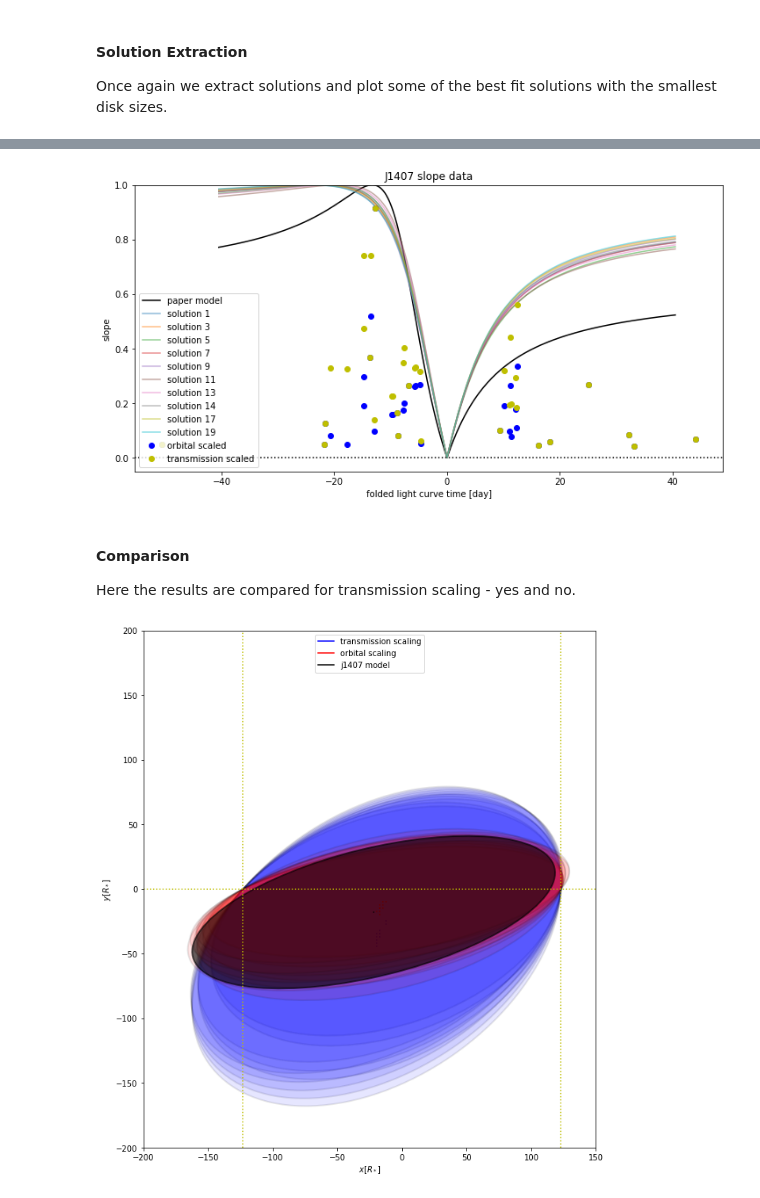
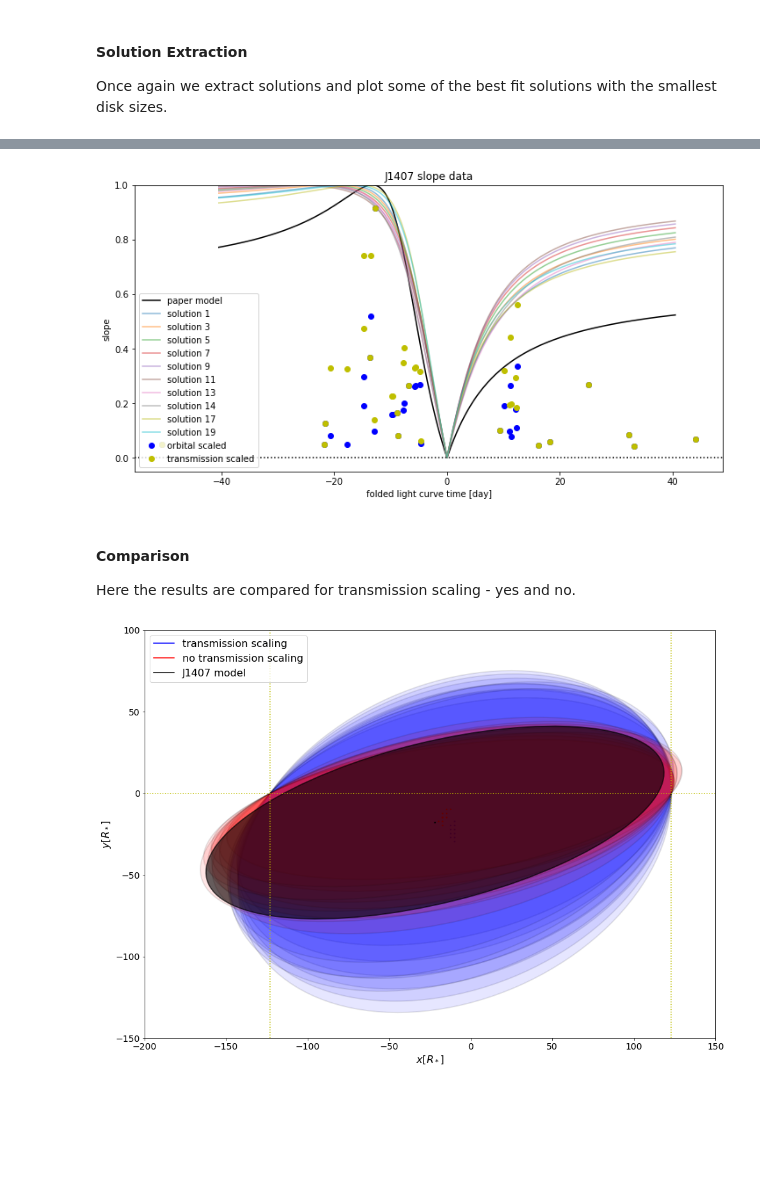
Before and after one commit to dmvandam/BeyonCE, a Jupyter notebook: j1407_analysis.ipynb, the cells around one changed output, grey strips where cells are left out. Cells and saved outputs as stored; diff of their text form; code cells hidden in the pictures; blank space fills up the shorter version.

```diff
--- a/j1407_analysis.ipynb
+++ b/j1407_analysis.ipynb
@@ -399,4 +399,4 @@ grid_analysis.determine_gradient_fit()
 # %%
-rms_analysis, disk_radius_analysis, inclination_analysis, tilt_analysis, dx_analysis, dy_analysis = grid_analysis.extract_solutions(2000)
+rms_analysis, disk_radius_analysis, inclination_analysis, tilt_analysis, dx_analysis, dy_analysis = grid_analysis.extract_solutions(10000)
 orbital_scale_analysis = grid_analysis.gradients[0].orbital_scale
 # %% [output]
@@ -458,7 +458,7 @@ plt.title('J1407 slope data')
 plt.legend()
 plt.show()
 # %% [output]
-[figure, old version]
+[figure, new version]
 # %% [markdown]
 #### Comparison
 Here the results are compared for transmission scaling - yes and no.
@@ -468,6 +468,7 @@ inner_radius = np.zeros(1)
 transmission = 0.9 * np.ones(1)
 
 fig, ax = plt.subplots(1, figsize=(16, 12))
+ax.tick_params(labelsize=14)
 for k in range(20):
     if dy_analysis_sorted[k] > 0:
        continue
@@ -479,36 +480,39 @@ for k in range(20):
         transmission,
         inclination_analysis_sorted[k],
         tilt_analysis_sorted[k]
     )
 
     ax = rs.plot(ax=ax, x_shift = scale * dx_analysis_sorted[k], y_shift = scale * dy_analysis_sorted[k], face_color='blue')
 
 for k in range(20):
     if dy_sorted[k] > 0:
        continue
 
     rs = RingSystem(
         planet_radius,
         inner_radius,
         scale * np.array([disk_radius_sorted[k]]),
         transmission,
         inclination_sorted[k],
         tilt_sorted[k]
     )
 
     ax = rs.plot(ax=ax, x_shift = scale * dx_sorted[k], y_shift = scale * dy_sorted[k], face_color='red')
 j1407_rs.rings[0].transmission = 0.4
 ax = j1407_rs.plot(ax=ax, x_shift = scale * centroid_shift_j1407, y_shift = scale * impact_parameter_j1407, face_color='black')
-ax.set_ylim(-200, 200)
+ax.set_ylim(-150, 100)
 ax.set_xlim(-200, 150)
 ax.plot(-1000, -100, 'b-', label='transmission scaling')
-ax.plot(-1000, -100, 'r-', label='orbital scaling')
-ax.plot(-1000, -100, 'k-', label='j1407 model')
+ax.plot(-1000, -100, 'r-', label='no transmission scaling')
+ax.plot(-1000, -100, 'k-', label='J1407 model')
 ax.axvline(x = -0.5 * scale, color='y', ls=':')
 ax.axvline(x =  0.5 * scale, color='y', ls=':')
 ax.axhline(y = 0, color='y', ls=':')
-ax.legend()
+ax.xaxis.label.set_fontsize(16)
+ax.yaxis.label.set_fontsize(16)
+ax.legend(loc='upper left', fontsize=16)
+fig.savefig('figure_j1407_ring_systems.pdf', pad_inches=0.2, bbox_inches='tight')
 plt.show()
 # %% [output]
-[figure, old version]
+[figure, new version]
 # %%
```
Also changed, not shown: parts of 9 cells of this notebook, 4 other files.
